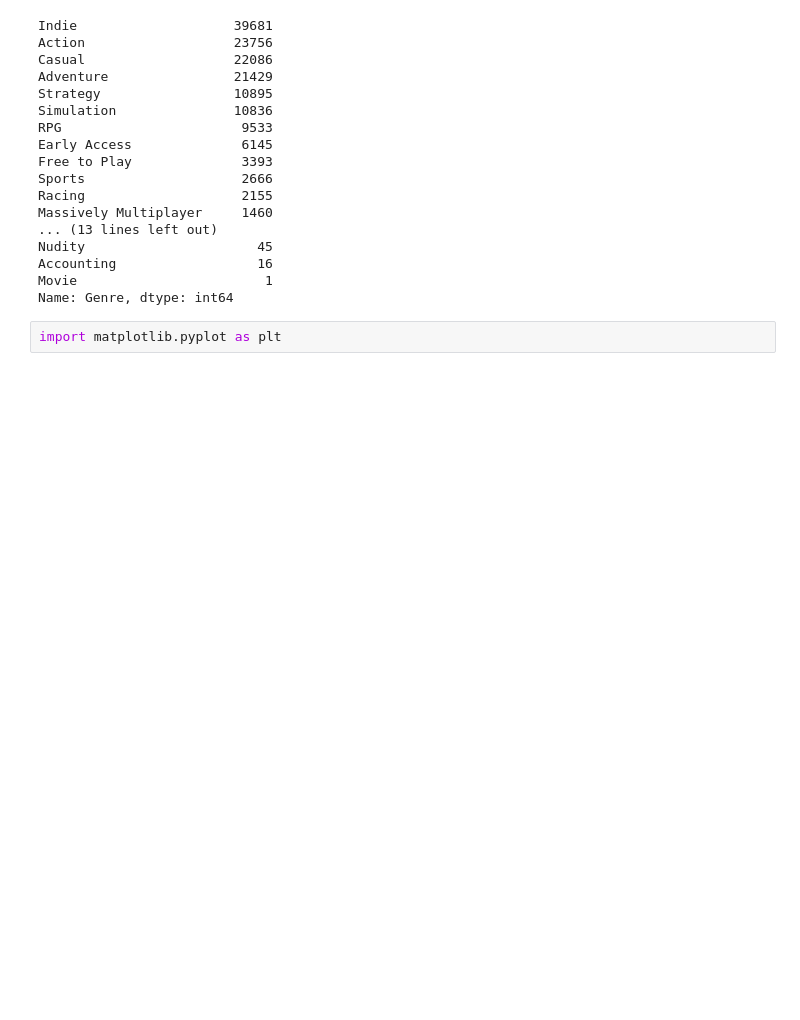
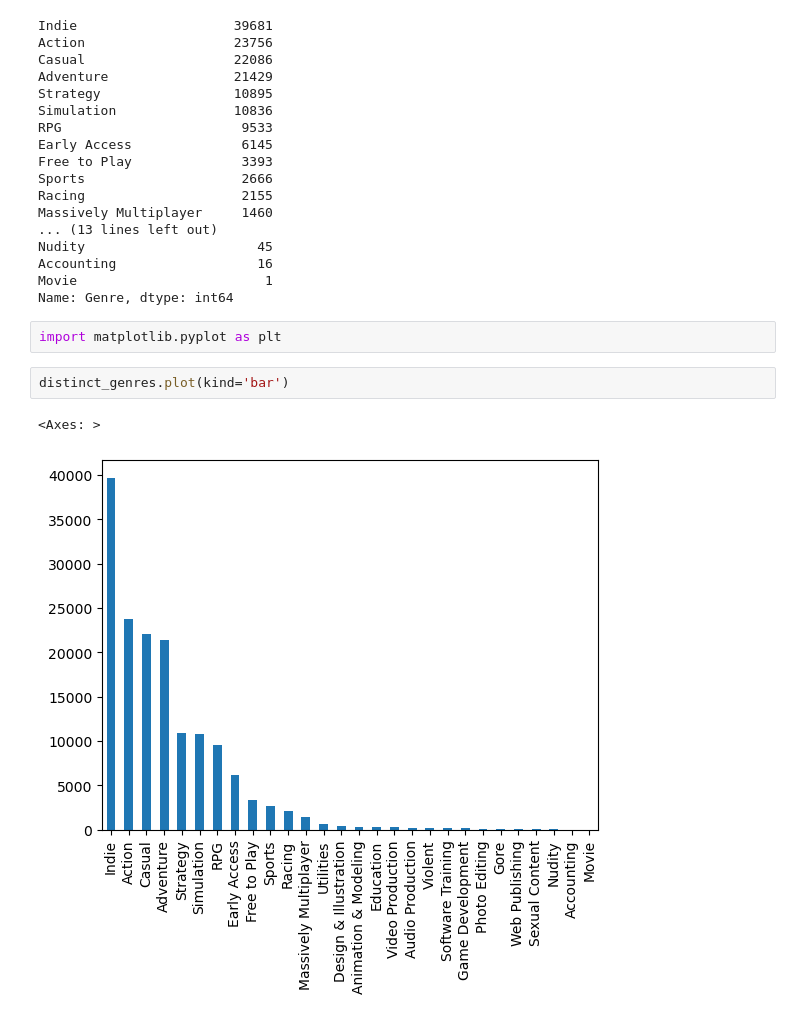
Before and after one commit to ericbohner/Capstone, a Jupyter notebook: EDA1_2023-06-22.ipynb, the cells around one changed output. Cells and saved outputs as stored; diff of their text form; blank space fills up the shorter version.

```diff
--- a/EDA1_2023-06-22.ipynb
+++ b/EDA1_2023-06-22.ipynb
@@ -435,3 +435,8 @@ Movie                        1
 Name: Genre, dtype: int64
 # %%
 import matplotlib.pyplot as plt
+# %%
+distinct_genres.plot(kind='bar')
+# %% [output]
+<Axes: >
+[figure, added]
```
Also changed, not shown: parts of 5 cells of this notebook, 5 other files.
